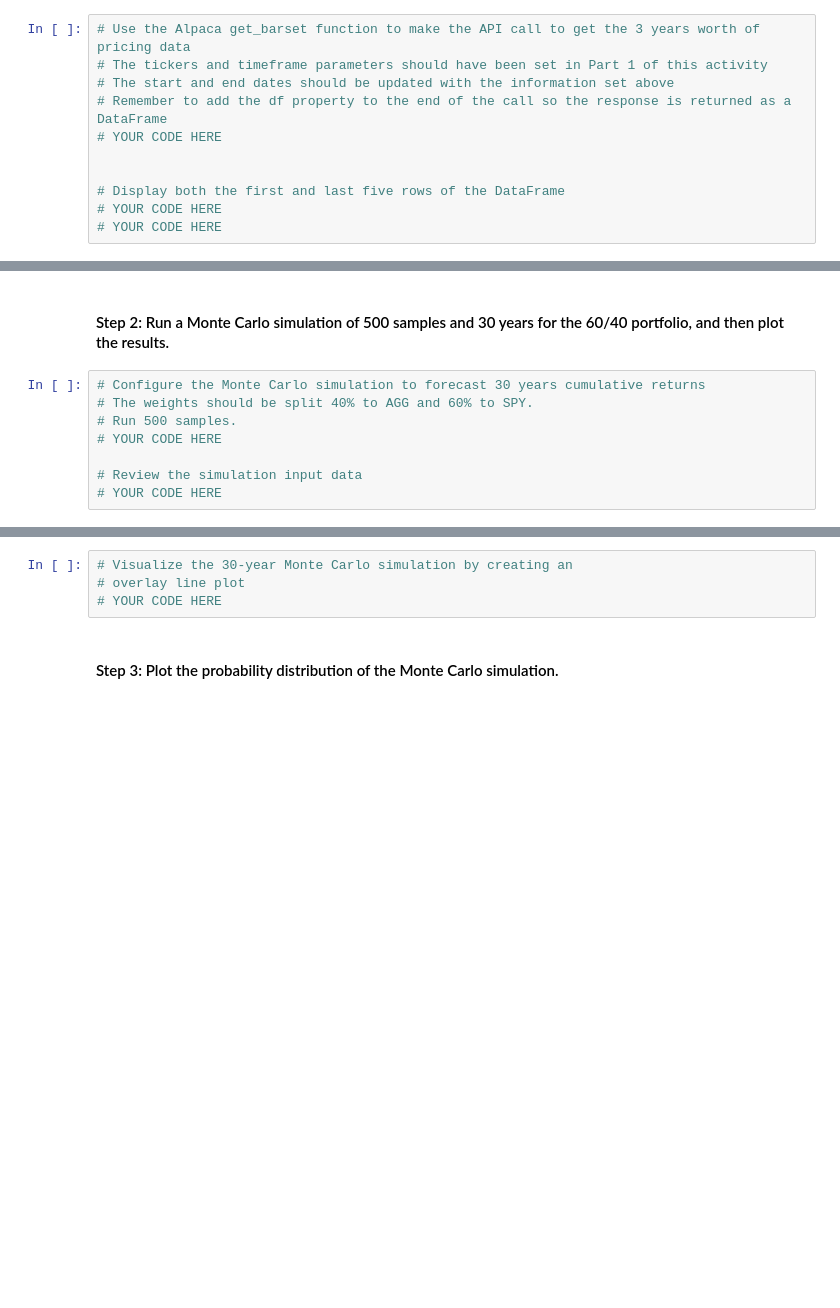
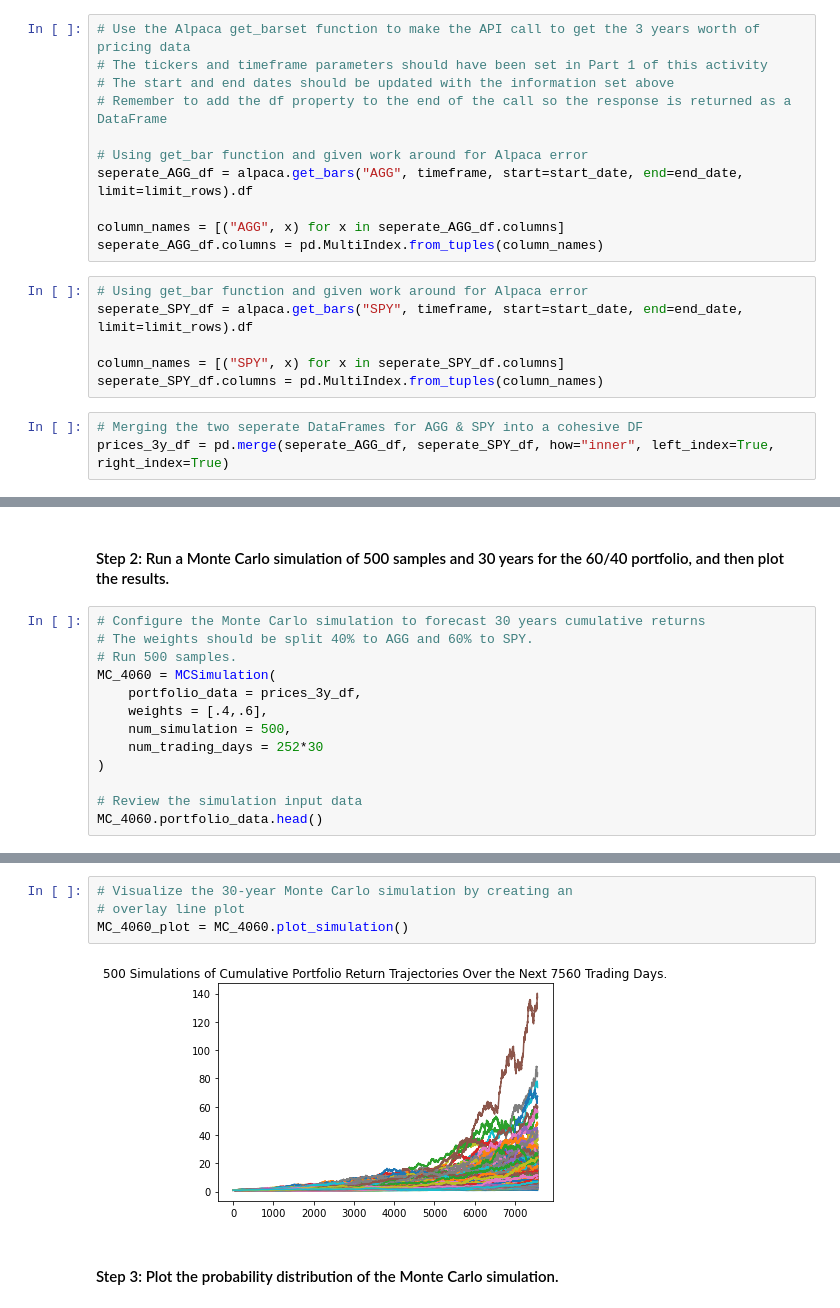
Before and after one commit to ALovettII/5-challenge, a Jupyter notebook: financial_planning_tools.ipynb, the cells around one changed output, grey strips where cells are left out. Saved outputs shown, nothing was run; the diff lists cells and outputs as text; blank space fills up the shorter version.

```diff
--- a/financial_planning_tools.ipynb
+++ b/financial_planning_tools.ipynb
@@ -456,9 +455,18 @@ In this section, you’ll use the MCForecastTools library to create a Monte Carl
 # The tickers and timeframe parameters should have been set in Part 1 of this activity
 # The start and end dates should be updated with the information set above
 # Remember to add the df property to the end of the call so the response is returned as a DataFrame
-# YOUR CODE HERE
 
+# Using get_bar function and given work around for Alpaca error
+seperate_AGG_df = alpaca.get_bars("AGG", timeframe, start=start_date, end=end_date, limit=limit_rows).df
 
-# Display both the first and last five rows of the DataFrame
-# YOUR CODE HERE
-# YOUR CODE HERE
+column_names = [("AGG", x) for x in seperate_AGG_df.columns]
+seperate_AGG_df.columns = pd.MultiIndex.from_tuples(column_names)
+# %%
+# Using get_bar function and given work around for Alpaca error
+seperate_SPY_df = alpaca.get_bars("SPY", timeframe, start=start_date, end=end_date, limit=limit_rows).df
+
+column_names = [("SPY", x) for x in seperate_SPY_df.columns]
+seperate_SPY_df.columns = pd.MultiIndex.from_tuples(column_names)
+# %%
+# Merging the two seperate DataFrames for AGG & SPY into a cohesive DF
+prices_3y_df = pd.merge(seperate_AGG_df, seperate_SPY_df, how="inner", left_index=True, right_index=True)
@@ -468,7 +496,12 @@ In this section, you’ll use the MCForecastTools library to create a Monte Carl
 # Configure the Monte Carlo simulation to forecast 30 years cumulative returns
 # The weights should be split 40% to AGG and 60% to SPY.
 # Run 500 samples.
-# YOUR CODE HERE
+MC_4060 = MCSimulation(
+    portfolio_data = prices_3y_df,
+    weights = [.4,.6],
+    num_simulation = 500,
+    num_trading_days = 252*30
+)
 
 # Review the simulation input data
-# YOUR CODE HERE
+MC_4060.portfolio_data.head()
@@ -478,7 +562,9 @@ In this section, you’ll use the MCForecastTools library to create a Monte Carl
 # %%
 # Visualize the 30-year Monte Carlo simulation by creating an
 # overlay line plot
-# YOUR CODE HERE
+MC_4060_plot = MC_4060.plot_simulation()
+# %% [output]
+[figure, added]
 # %% [markdown]
 #### Step 3: Plot the probability distribution of the Monte Carlo simulation.
 # %%
```
Also changed, not shown: parts of 9 cells of this notebook.
